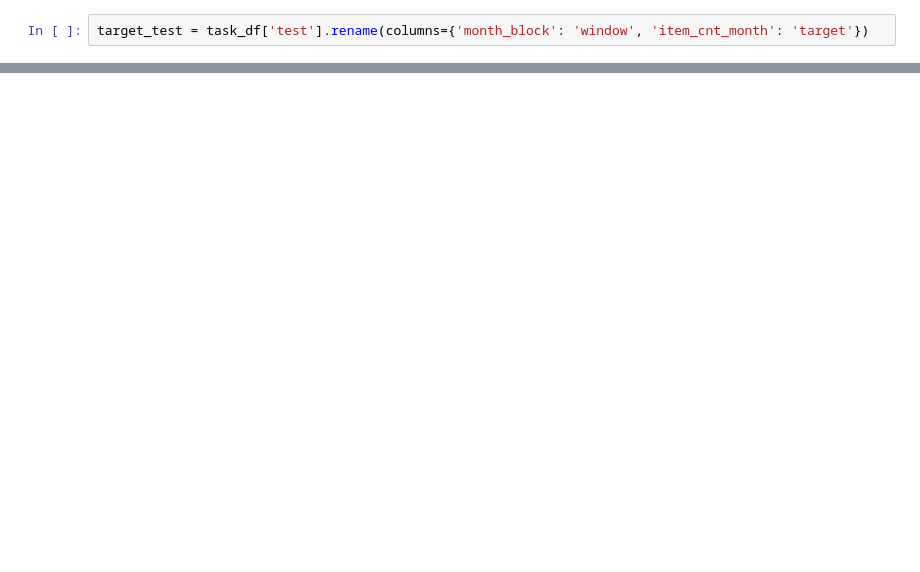
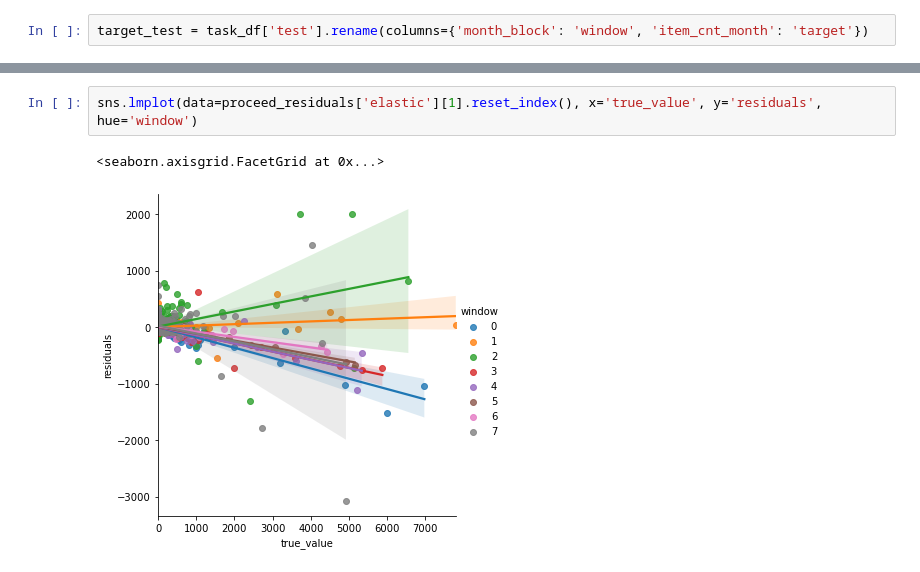
Before and after one commit to Denchidlo/FutureSales, a Jupyter notebook: notebooks/feature_extraction.ipynb, the cells around one changed output, grey strips where cells are left out. Cells and saved outputs as stored; diff of their text form; blank space fills up the shorter version.

```diff
--- a/notebooks/feature_extraction.ipynb
+++ b/notebooks/feature_extraction.ipynb
@@ -352,0 +456,5 @@ ModuleNotFoundError: No module named 'xgboost'
+# %%
+sns.lmplot(data=proceed_residuals['elastic'][1].reset_index(), x='true_value', y='residuals', hue='window')
+# %% [output]
+<seaborn.axisgrid.FacetGrid at 0x...>
+[figure, added]
```
Also changed, not shown: parts of 15 cells of this notebook.
